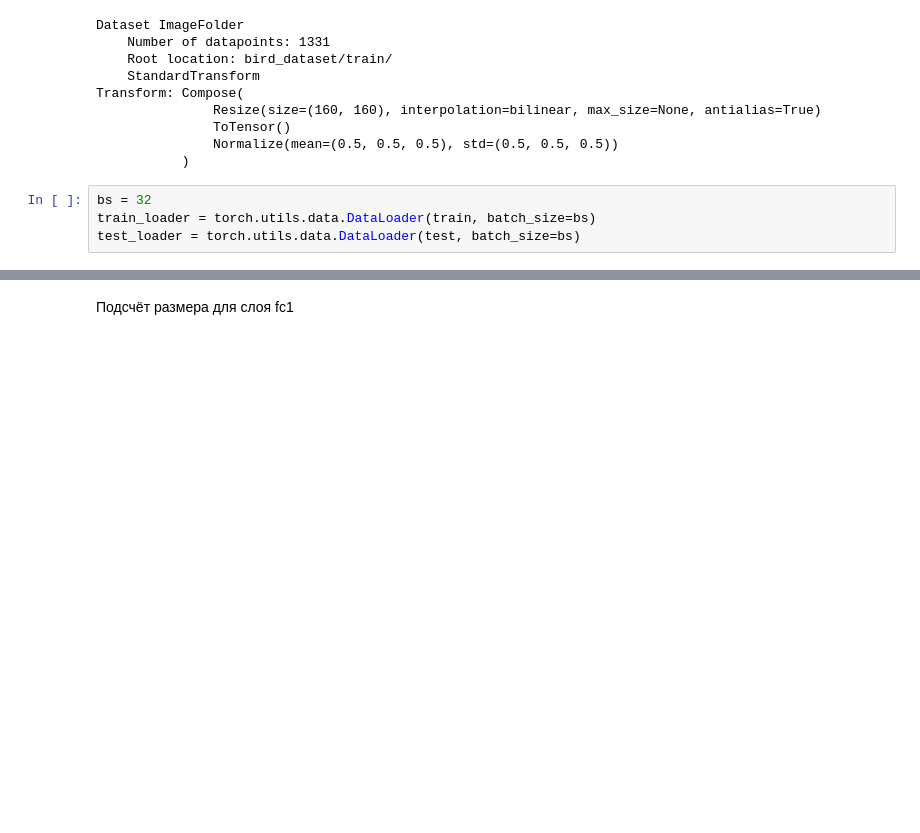
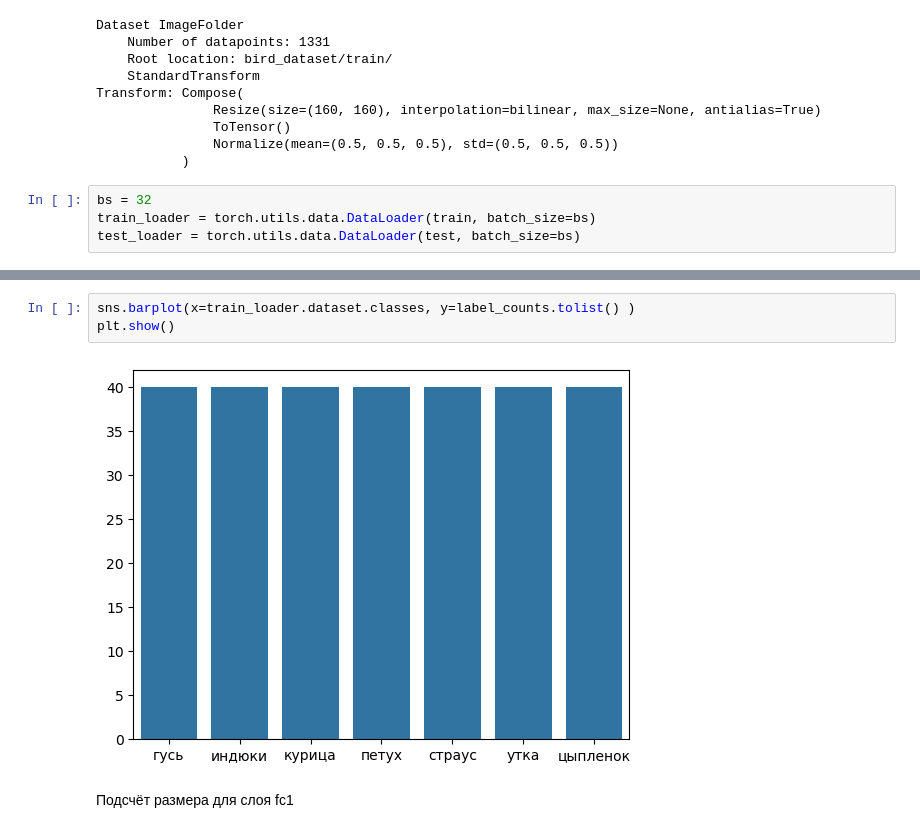
Before and after one commit to Alexanderms36/BirdDatasetNN, a Jupyter notebook: train.ipynb, the cells around one changed output, grey strips where cells are left out. Cells and saved outputs as stored; diff of their text form; blank space fills up the shorter version.

```diff
--- a/train.ipynb
+++ b/train.ipynb
@@ -32,3 +57,8 @@ test_loader = torch.utils.data.DataLoader(test, batch_size=bs)
+# %%
+sns.barplot(x=train_loader.dataset.classes, y=label_counts.tolist() )
+plt.show()
+# %% [output]
+[figure, added]
 # %% [markdown]
 Подсчёт размера для слоя fc1
 # %%
```
Also changed, not shown: parts of 8 cells of this notebook.
